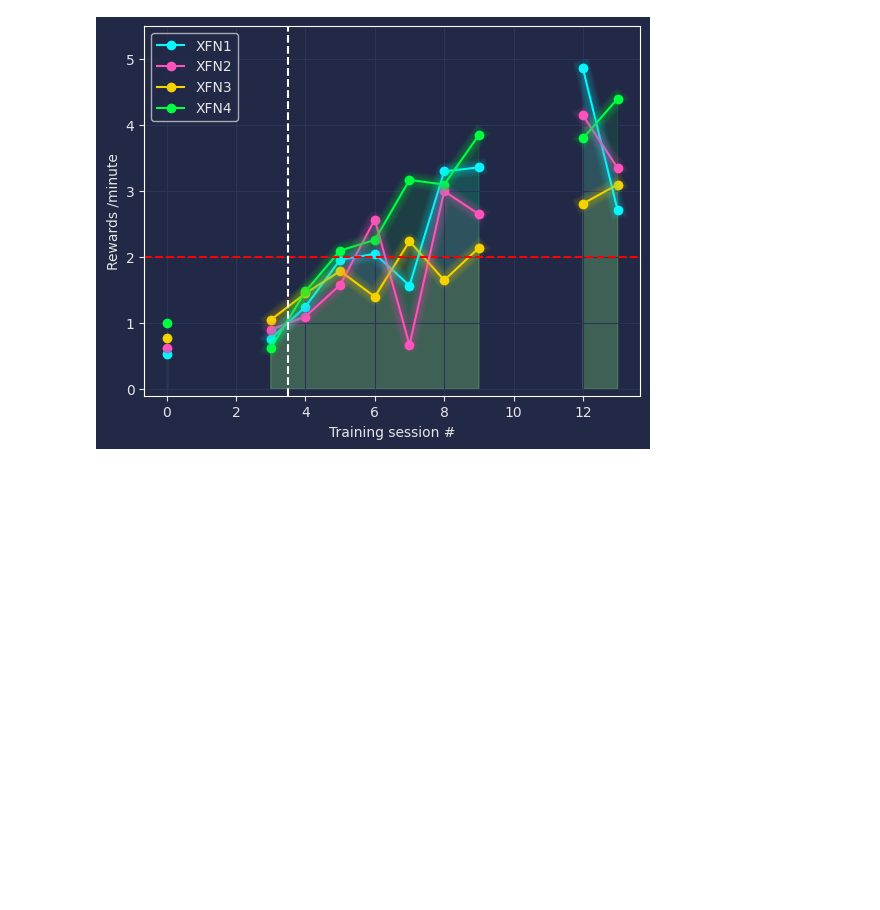
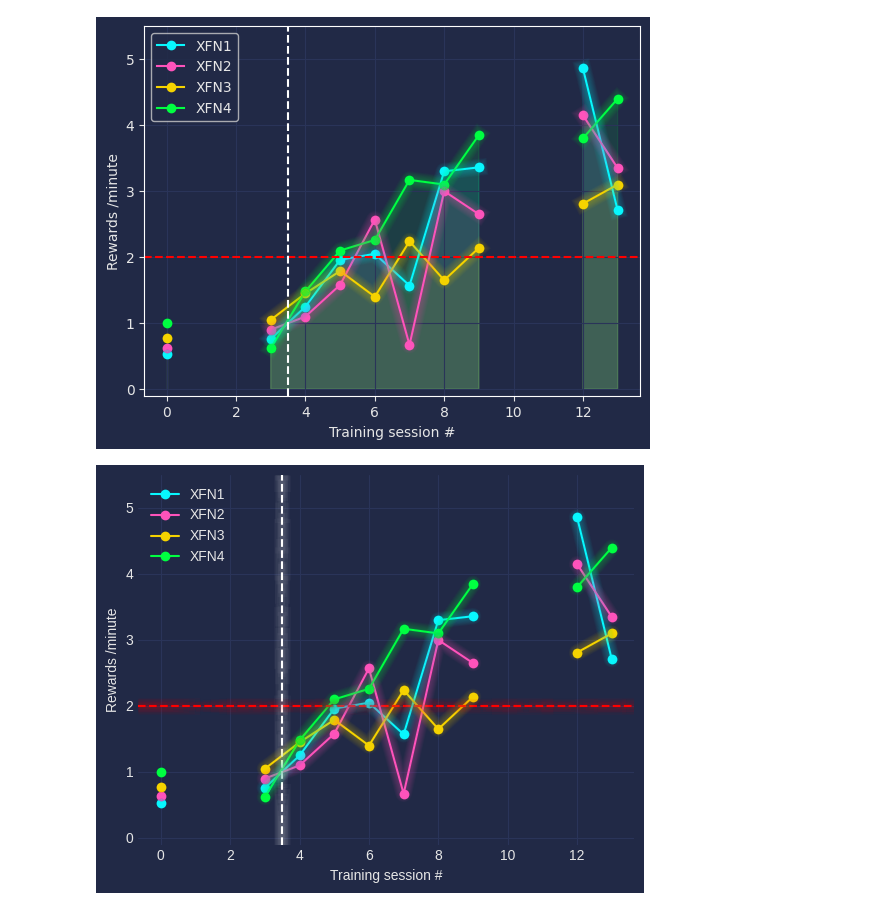
Before and after one commit to Ashu156/JLab, a Jupyter notebook: JL_Linear_track_reward_rate_monitoring.ipynb, the cells around one changed output. Saved outputs shown, nothing was run; the diff lists cells and outputs as text; code cells hidden in the pictures; blank space fills up the shorter version.

```diff
--- a/JL_Linear_track_reward_rate_monitoring.ipynb
+++ b/JL_Linear_track_reward_rate_monitoring.ipynb
@@ -88,6 +107,23 @@ ax.axvline(3.5, linestyle='--', color = 'white')
 # %% [output]
 <matplotlib.lines.Line2D at 0x...>
 [figure]
+# %%
+plt.style.use("cyberpunk")
+fig, ax = plt.subplots()
+df.plot(marker='o', color=colors, ax=ax)
+
+ax.grid(color='#2A3459')
+ax.set_xlim([ax.get_xlim()[0], ax.get_xlim()[1]])  # to not have the markers cut off
+ax.set_ylim([-0.1, 5.5])
+ax.set_xlabel('Training session #')
+ax.set_ylabel('Rewards /minute'),
+# ax.set_xticklabels(['0', '1', '2'])
+ax.axhline(2.0, linestyle='--', color = 'red')
+ax.axvline(3.5, linestyle='--', color = 'white')
+
+mplcyberpunk.make_lines_glow(ax)
+# %% [output]
+[figure, added]
 # %%
 df2 = pd.read_excel(io.BytesIO(uploaded['Reward rates.xlsx']), sheet_name = 'Sheet2')
 df3 = pd.read_excel(io.BytesIO(uploaded['Reward rates.xlsx']), sheet_name = 'Sheet3')
```
Also changed, not shown: parts of 3 cells of this notebook.
